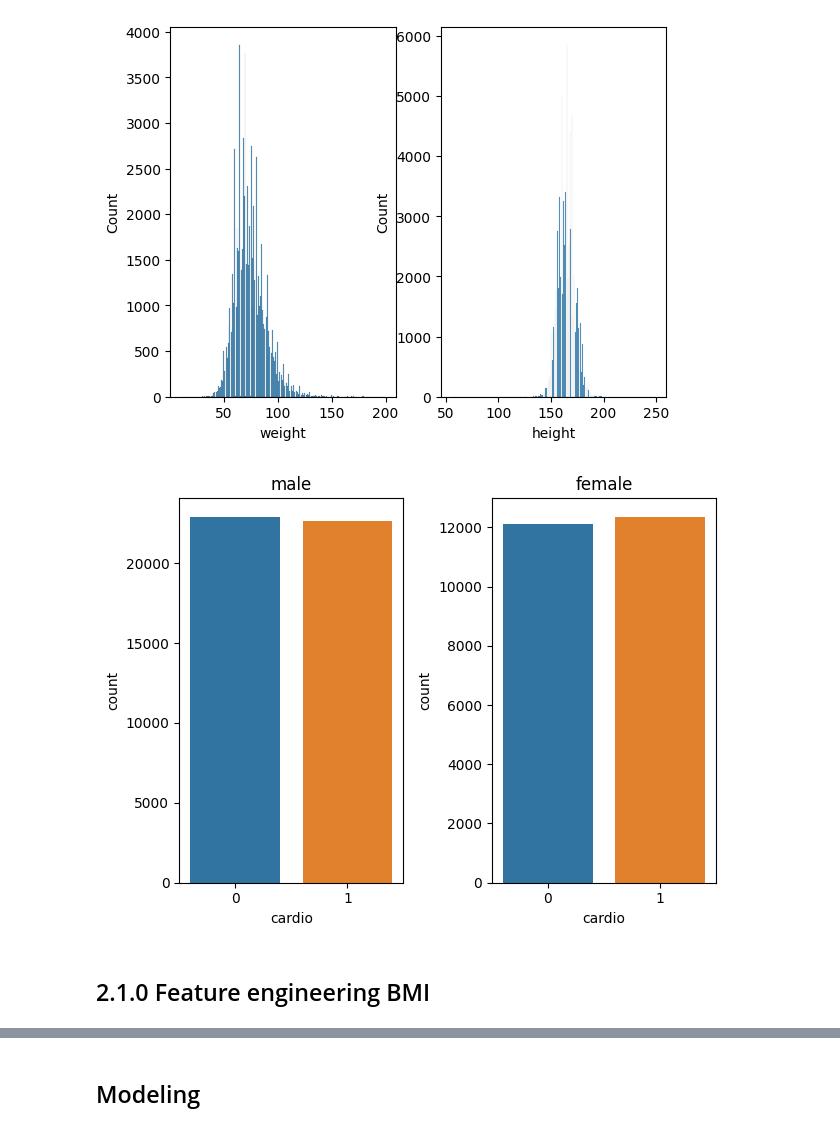
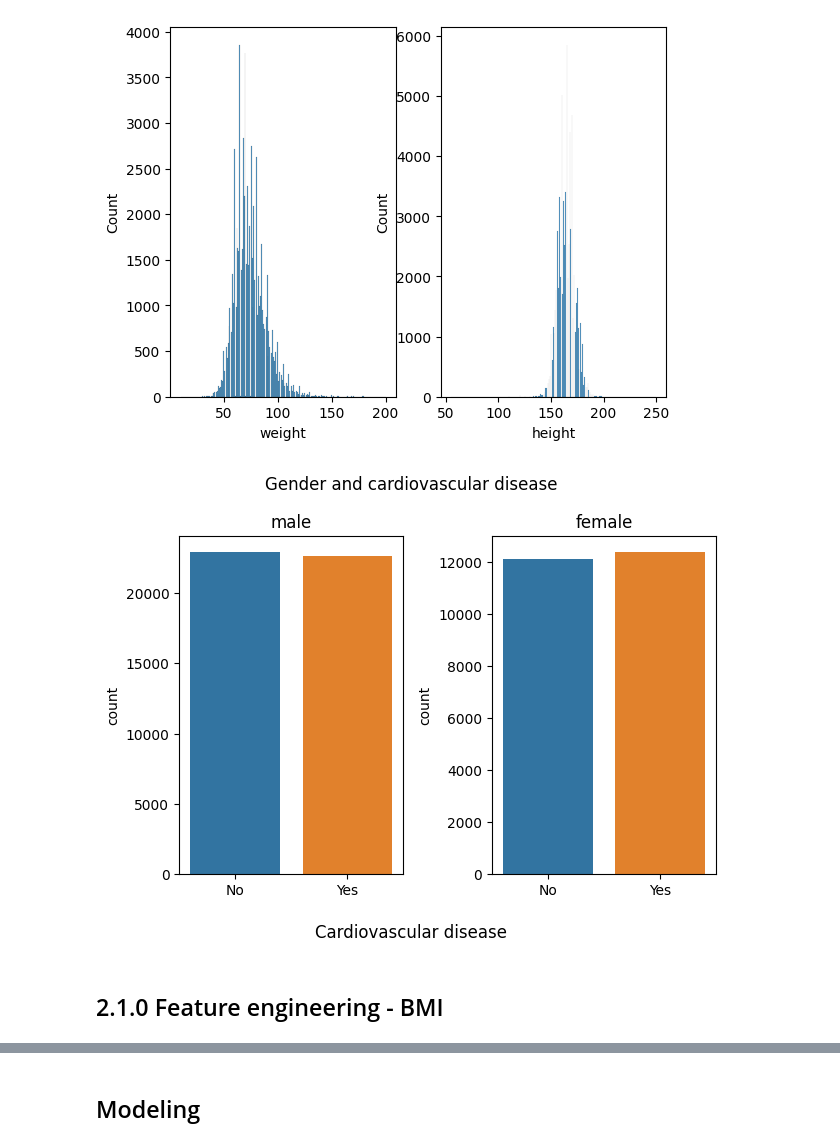
Before and after one commit to jvesand/Machine-learning-Johan-Sandberg, a Jupyter notebook: Lab/2_disease_prediction.ipynb, the cells around one changed output, grey strips where cells are left out. Cells and saved outputs as stored; diff of their text form; code cells hidden in the pictures.

```diff
--- a/Lab/2_disease_prediction.ipynb
+++ b/Lab/2_disease_prediction.ipynb
@@ -88,22 +121,23 @@ sns.histplot(df["height"], ax = ax[1])
 <Axes: xlabel='height', ylabel='Count'>
 [figure]
 # %%
-# print(df["gender"].value_counts())
+# g)
 
 fig, ax = plt.subplots(1,2)
 
-lst = ["male", "female"]
-
-for i in range(2):
+for i, sex in enumerate(["male", "female"]):
     df_ = df[df["gender"] == i+1]
     sns.countplot(data= df_, x="cardio", ax=ax[i])
-    ax[i].set_title(lst[i])
+    ax[i].set_xticklabels(["No", "Yes"])
+    ax[i].set_xlabel("")
+    ax[i].set_title(sex)
 
+fig.suptitle("Gender and cardiovascular disease")
+fig.supxlabel("Cardiovascular disease")
 fig.tight_layout()
-# sns.barplot()
 # %% [output]
-[figure, old version]
+[figure, new version]
 # %% [markdown]
-## 2.1.0 Feature engineering BMI
+## 2.1.0 Feature engineering - BMI
 # %%
 df["bmi"] = df["weight"] / (df["height"]/100)**2
```
Also changed, not shown: parts of 55 cells of this notebook, 1 other file.
